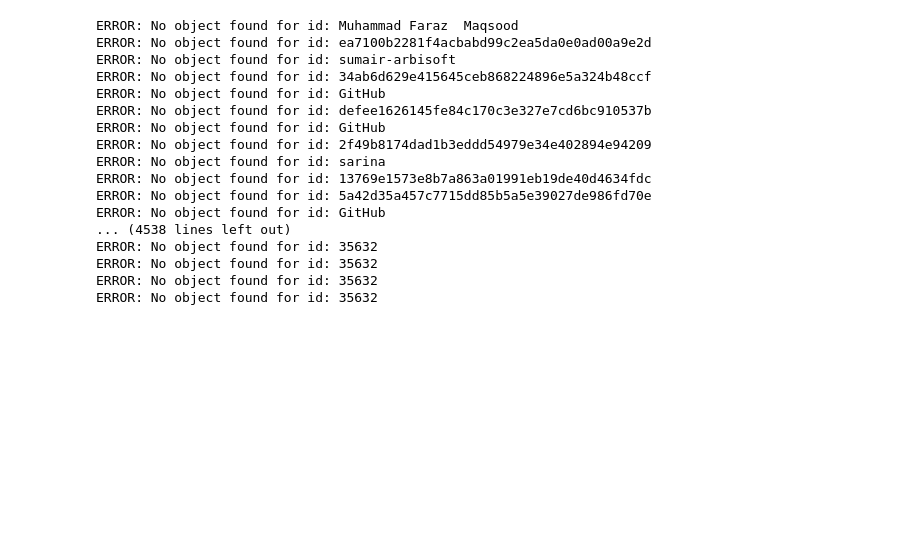
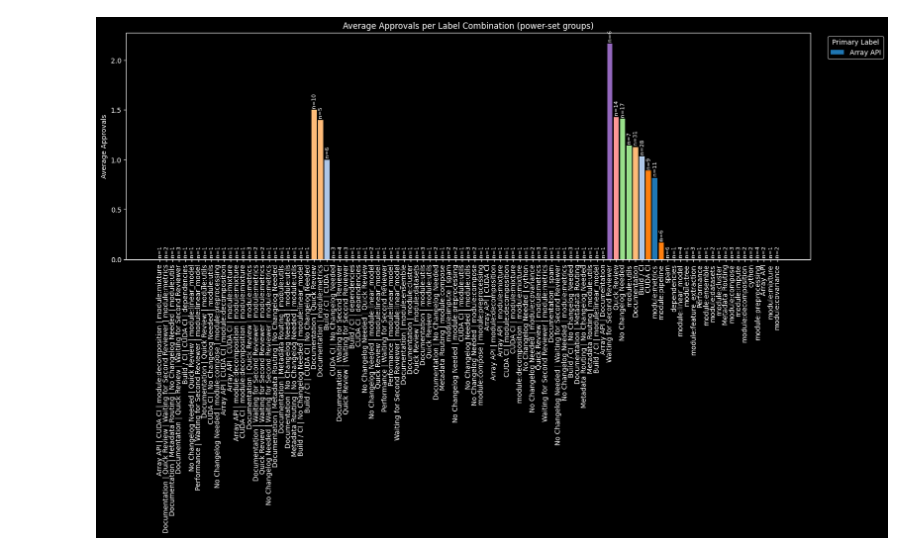
Before and after one commit to AlexS-1/Bachelor-Code, a Jupyter notebook: main.ipynb, the cells around one changed output. Cells and saved outputs as stored; diff of their text form; code cells hidden in the pictures; blank space fills up the shorter version.

Commit message:
Refactor: Prepare for applying changes made in thesis-writing - Same description as parent commit forgot to stage all changes

```diff
--- a/main.ipynb
+++ b/main.ipynb
@@ -113,0 +110,6 @@ pull_request_review_iterations(ids, collection, True)
+# %%
+from build.contribution_process_analyzer import pull_request_approving_reviews, pull_request_approving_reviews_grouped
+# pull_request_approving_reviews(ids, collection, True)
+pull_request_approving_reviews_grouped(ids, collection, True, 5)
+# %% [output]
+[figure, added]
@@ -114,30 +120,13 @@ pull_request_review_iterations(ids, collection, True)
 # %%
 import json
 from build.contribution_process_miner import flatten_ocel2
+from build.database_handler import get_ocel_data
 
-collection = "edx-platform"
+collection = "matplotlib"
 
-path = f"/Users/as/Library/Mobile Documents/com~apple~CloudDocs/Dokumente/Studium/Bachelor-Thesis/Bachelor-Code/Exports/{collection}-OCEL.json"
+path = get_ocel_data(collection)
 
 with open(path) as f:
     ocel = json.load(f)
 
 res = flatten_ocel2(ocel, "pull_request", collection)
-# %% [output]
-ERROR: No object found for id: Muhammad Faraz  Maqsood
-ERROR: No object found for id: ea7100b2281f4acbabd99c2ea5da0e0ad00a9e2d
-ERROR: No object found for id: sumair-arbisoft
-ERROR: No object found for id: 34ab6d629e415645ceb868224896e5a324b48ccf
-ERROR: No object found for id: GitHub
-ERROR: No object found for id: defee1626145fe84c170c3e327e7cd6bc910537b
-ERROR: No object found for id: GitHub
-ERROR: No object found for id: 2f49b8174dad1b3eddd54979e34e402894e94209
-ERROR: No object found for id: sarina
-ERROR: No object found for id: 13769e1573e8b7a863a01991eb19de40d4634fdc
-ERROR: No object found for id: 5a42d35a457c7715dd85b5a5e39027de986fd70e
-ERROR: No object found for id: GitHub
-... (4538 lines left out)
-ERROR: No object found for id: 35632
-ERROR: No object found for id: 35632
-ERROR: No object found for id: 35632
-ERROR: No object found for id: 35632
```
Also changed, not shown: parts of 7 cells of this notebook, 11 other files.
